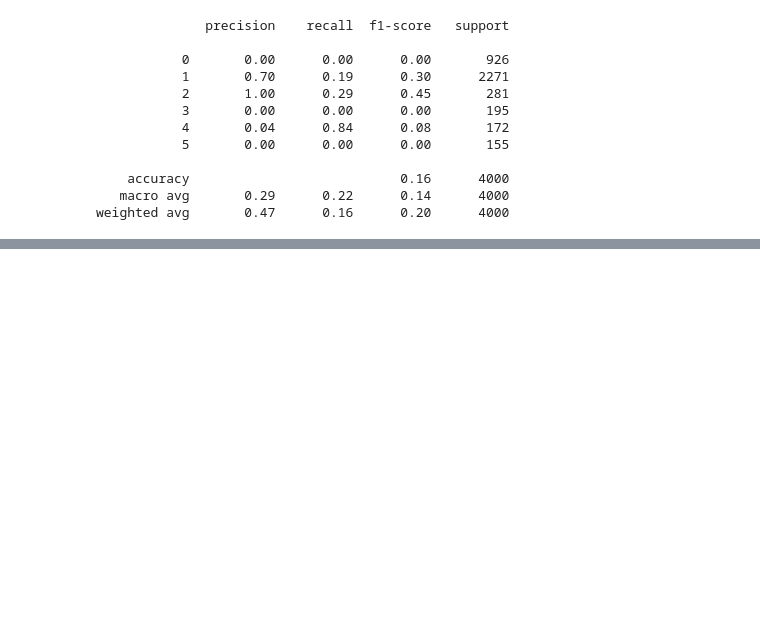
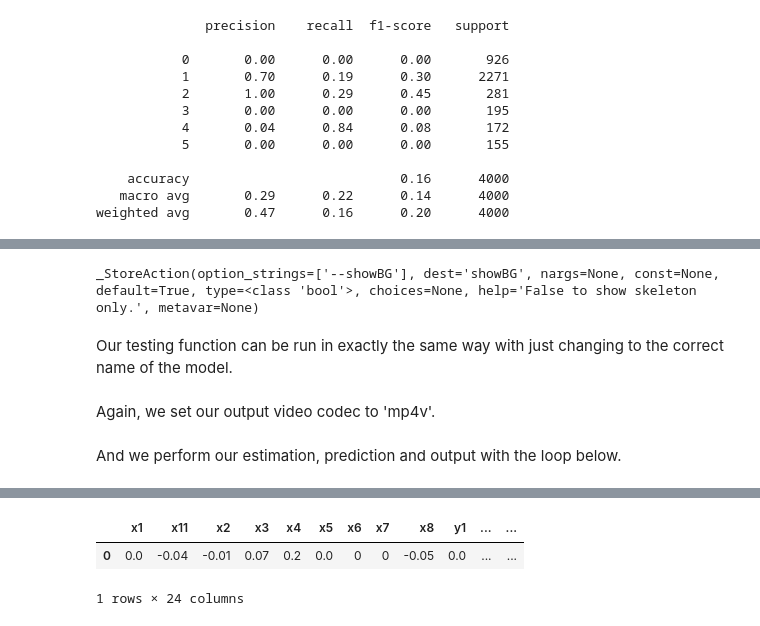
Before and after one commit to changchuhua/create-boxing-classifier, a Jupyter notebook: 09_ANN.ipynb, the cells around one changed output, grey strips where cells are left out. Cells and saved outputs as stored; diff of their text form; code cells hidden in the pictures; blank space fills up the shorter version.

```diff
--- a/09_ANN.ipynb
+++ b/09_ANN.ipynb
@@ -197,7 +225,7 @@ model = KerasClassifier(build_fn=model_func,
                    )
 # %%
 epochs = 15
-filepath = ".\data\keras.hdf5"
+filepath = ".\data\keras1.hdf5"
 checkpoint = ModelCheckpoint(filepath=filepath, verbose=1,
      save_best_only=False)
 callbacks = [checkpoint]
@@ -317,0 +336,22 @@ weighted avg       0.47      0.16      0.20      4000
+# %%
+logger = logging.getLogger('TfPoseEstimator-Video')
+logger.setLevel(logging.DEBUG)
+ch = logging.StreamHandler()
+ch.setLevel(logging.DEBUG)
+formatter = logging.Formatter('[%(asctime)s] [%(name)s] [%(levelname)s] %(message)s')
+ch.setFormatter(formatter)
+logger.addHandler(ch)
+
+fps_time = 0
+# %%
+parser = argparse.ArgumentParser(description='tf-pose-estimation Video')
+parser.add_argument('--video', type=str, default='')
+parser.add_argument('--resolution', type=str, default='432x368', help='network input resolution. default=432x368')
+parser.add_argument('--model', type=str, default='mobilenet_thin', help='cmu / mobilenet_thin / mobilenet_v2_large / mobilenet_v2_small')
+parser.add_argument('--show-process', type=bool, default=False,
+                    help='for debug purpose, if enabled, speed for inference is dropped.')
+parser.add_argument('--showBG', type=bool, default=True, help='False to show skeleton only.')
+# %% [output]
+_StoreAction(option_strings=['--showBG'], dest='showBG', nargs=None, const=None, default=True, type=<class 'bool'>, choices=None, help='False to show skeleton only.', metavar=None)
+# %% [markdown]
+Our testing function can be run in exactly the same way with just changing to the correct name of the model.
@@ -317,0 +450,12 @@ weighted avg       0.47      0.16      0.20      4000
+# %% [markdown]
+Again, we set our output video codec to 'mp4v'.
+# %%
+fourcc = cv2.VideoWriter_fourcc(*'mp4v')
+# %% [markdown]
+And we perform our estimation, prediction and output with the loop below.
+# %%
+args=parser.parse_args(("--video=../results/test.mp4 --model=cmu").split())
+writepath="../results/test3/keras1.mp4"
+out=cv2.VideoWriter(writepath, fourcc, 30, (1280,720))
+vidtest(args)
+# %% [output]
@@ -317,0 +490,3 @@ weighted avg       0.47      0.16      0.20      4000
+|  | x1 | x11 | x2 | x3 | x4 | x5 | x6 | x7 | x8 | y1 | ... | ... |
+| 0 | 0.0 | -0.04 | -0.01 | 0.07 | 0.2 | 0.0 | 0 | 0 | -0.05 | 0.0 | ... | ... |
+1 rows × 24 columns
```
Also changed, not shown: parts of 31 cells of this notebook, 5 other files.
